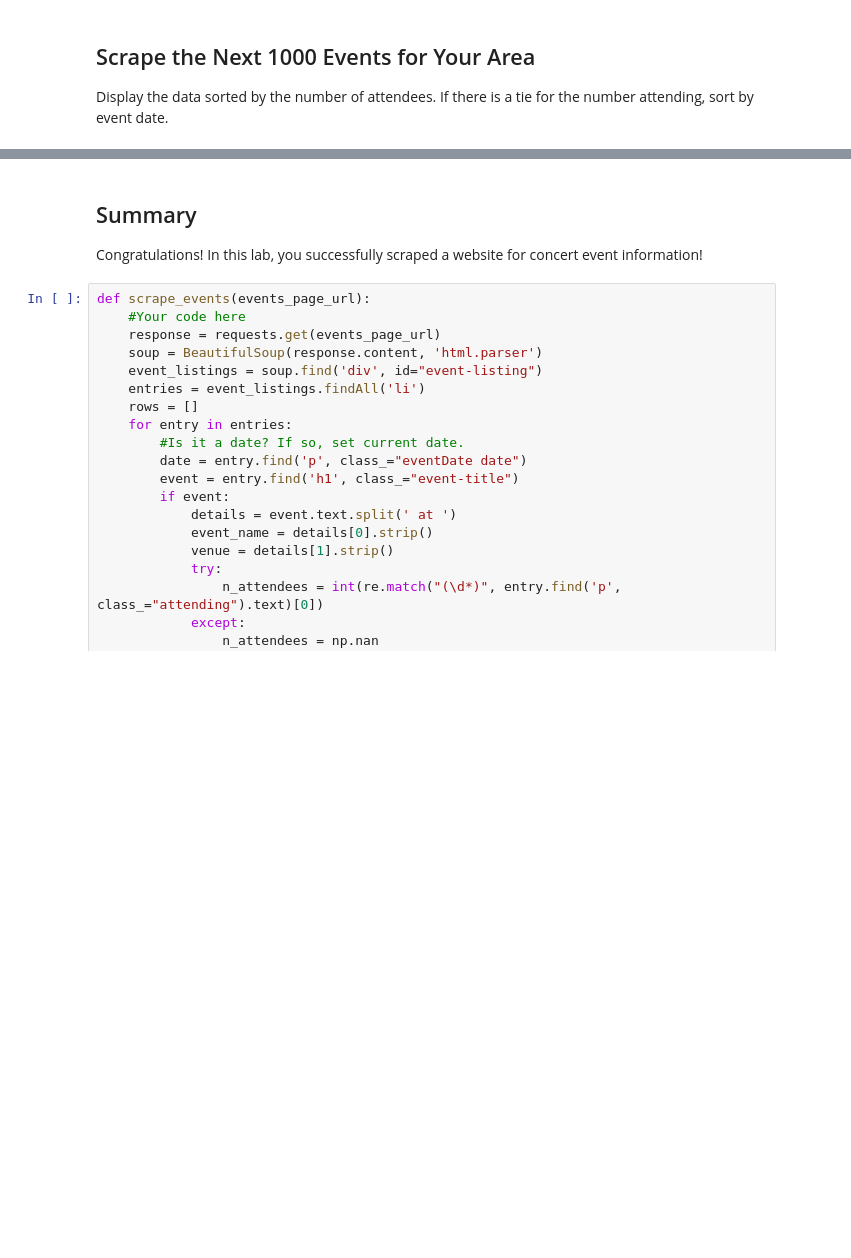
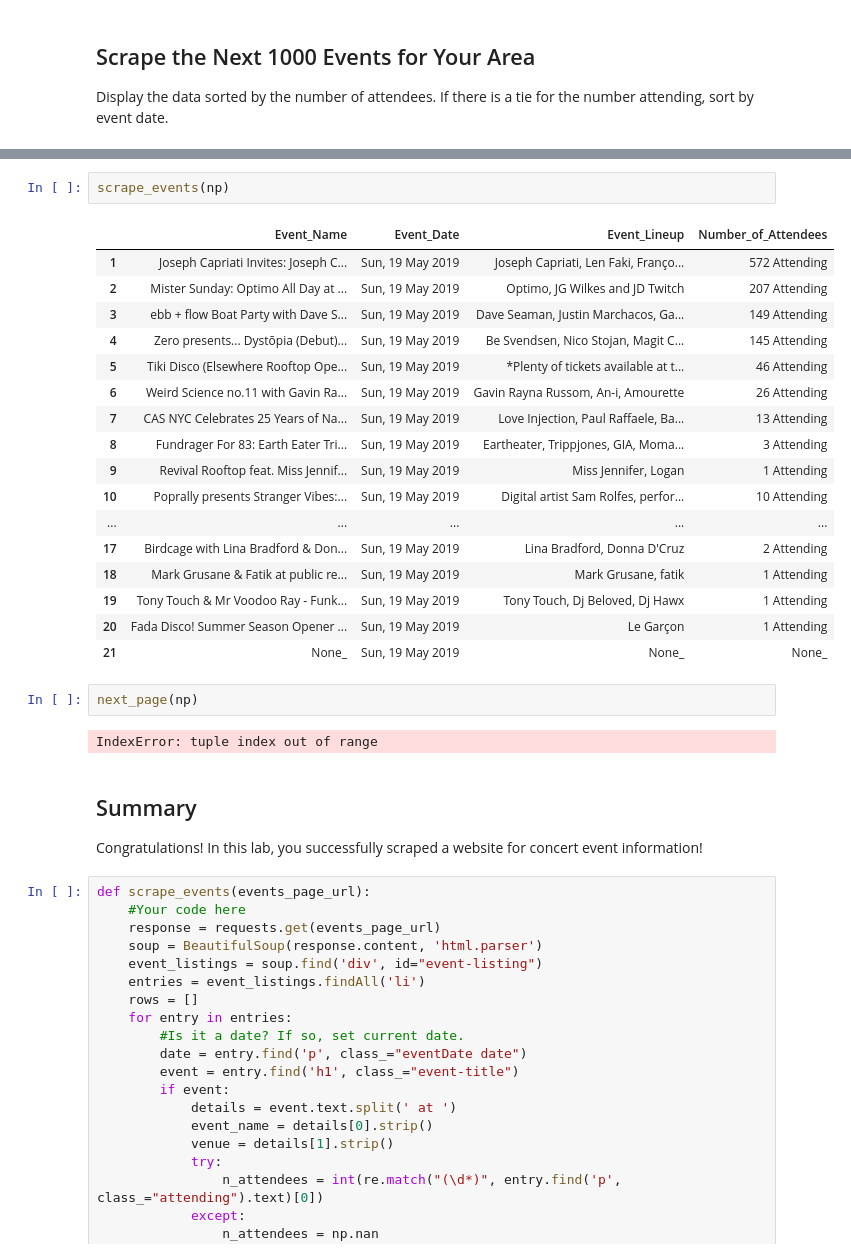
Before and after one commit to kemepley/dsc-scraping-concerts-lab-dc-ds-career-042219, a Jupyter notebook: Scraping Concerts Lab.ipynb, the cells around one changed output, grey strips where cells are left out. Cells and saved outputs as stored; diff of their text form; blank space fills up the shorter version.

```diff
--- a/Scraping Concerts Lab.ipynb
+++ b/Scraping Concerts Lab.ipynb
@@ -109,3 +173,27 @@ Display the data sorted by the number of attendees. If there is a tie for the nu
+# %%
+scrape_events(np)
+# %% [output]
+|  | Event_Name | Event_Date | Event_Lineup | Number_of_Attendees |
+| 1 | Joseph Capriati Invites: Joseph C... | Sun, 19 May 2019 | Joseph Capriati, Len Faki, Franço... | 572 Attending |
+| 2 | Mister Sunday: Optimo All Day at ... | Sun, 19 May 2019 | Optimo, JG Wilkes and JD Twitch | 207 Attending |
+| 3 | ebb + flow Boat Party with Dave S... | Sun, 19 May 2019 | Dave Seaman, Justin Marchacos, Ga... | 149 Attending |
+| 4 | Zero presents... Dystōpia (Debut)... | Sun, 19 May 2019 | Be Svendsen, Nico Stojan, Magit C... | 145 Attending |
+| 5 | Tiki Disco (Elsewhere Rooftop Ope... | Sun, 19 May 2019 | *Plenty of tickets available at t... | 46 Attending |
+| 6 | Weird Science no.11 with Gavin Ra... | Sun, 19 May 2019 | Gavin Rayna Russom, An-i, Amourette | 26 Attending |
+| 7 | CAS NYC Celebrates 25 Years of Na... | Sun, 19 May 2019 | Love Injection, Paul Raffaele, Ba... | 13 Attending |
+| 8 | Fundrager For 83: Earth Eater Tri... | Sun, 19 May 2019 | Eartheater, Trippjones, GIA, Moma... | 3 Attending |
+| 9 | Revival Rooftop feat. Miss Jennif... | Sun, 19 May 2019 | Miss Jennifer, Logan | 1 Attending |
+| 10 | Poprally presents Stranger Vibes:... | Sun, 19 May 2019 | Digital artist Sam Rolfes, perfor... | 10 Attending |
+| ... | ... | ... | ... | ... |
+| 17 | Birdcage with Lina Bradford & Don... | Sun, 19 May 2019 | Lina Bradford, Donna D'Cruz | 2 Attending |
+| 18 | Mark Grusane & Fatik at public re... | Sun, 19 May 2019 | Mark Grusane, fatik | 1 Attending |
+| 19 | Tony Touch & Mr Voodoo Ray - Funk... | Sun, 19 May 2019 | Tony Touch, Dj Beloved, Dj Hawx | 1 Attending |
+| 20 | Fada Disco! Summer Season Opener ... | Sun, 19 May 2019 | Le Garçon | 1 Attending |
+| 21 | None_ | Sun, 19 May 2019 | None_ | None_ |
+# %%
+next_page(np)
+# %% [output]
+IndexError: tuple index out of range
 # %% [markdown]
 ## Summary
 
```
Also changed, not shown: parts of 8 cells of this notebook.
